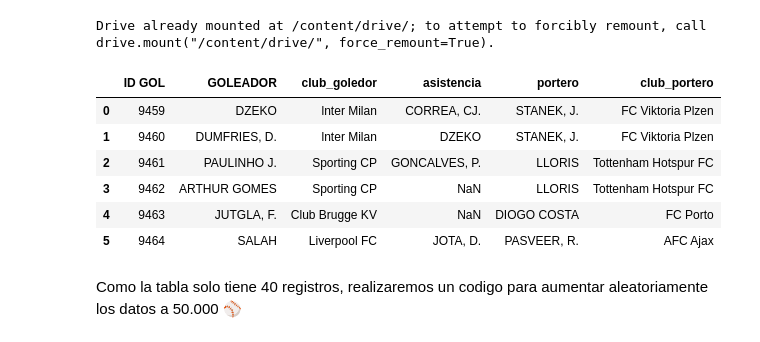
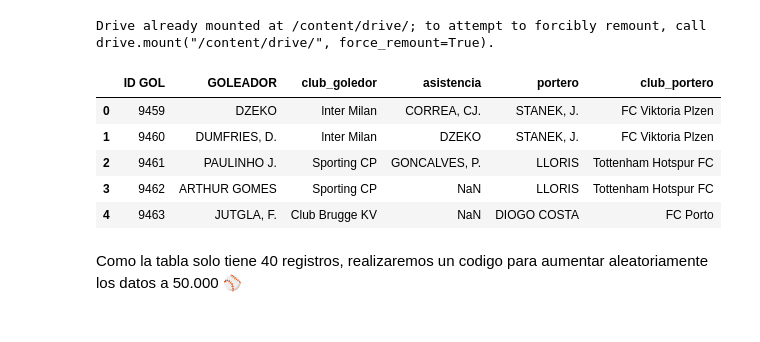
Before and after one commit to N1colasFD/Data_science_aplicada_reto_twitter, a Jupyter notebook: Reto_mr_chips.ipynb, the cells around one changed output. Saved outputs shown, nothing was run; the diff lists cells and outputs as text; code cells hidden in the pictures.

```diff
--- a/Reto_mr_chips.ipynb
+++ b/Reto_mr_chips.ipynb
@@ -16,18 +16,17 @@ Drive already mounted at /content/drive/; to attempt to forcibly remount, call d
 import pandas as pd
 # %%
 %matplotlib inline
-pd.options.display.min_rows = 4
+pd.options.display.min_rows = 12
 # %%
 df = pd.read_excel('/content/drive/MyDrive/Programacion/Bases de datos/Reto_mr_chips_twitter.xlsx')
-df.head(6)
+df.head()
 # %% [output]
 |  | ID GOL | GOLEADOR | club_goledor | asistencia | portero | club_portero |
 | 0 | 9459 | DZEKO | lnter Milan | CORREA, CJ. | STANEK, J. | FC Viktoria Plzen |
 | 1 | 9460 | DUMFRIES, D. | lnter Milan | DZEKO | STANEK, J. | FC Viktoria Plzen |
 | 2 | 9461 | PAULINHO J. | Sporting CP | GONCALVES, P. | LLORIS | Tottenham Hotspur FC |
 | 3 | 9462 | ARTHUR GOMES | Sporting CP | NaN | LLORIS | Tottenham Hotspur FC |
 | 4 | 9463 | JUTGLA, F. | Club Brugge KV | NaN | DIOGO COSTA | FC Porto |
-| 5 | 9464 | SALAH | Liverpool FC | JOTA, D. | PASVEER, R. | AFC Ajax |
 # %% [markdown]
 Como la tabla solo tiene 40 registros, realizaremos un codigo para aumentar aleatoriamente los datos a 50.000 ⚾
 # %%
```
Also changed, not shown: parts of 18 cells of this notebook.
